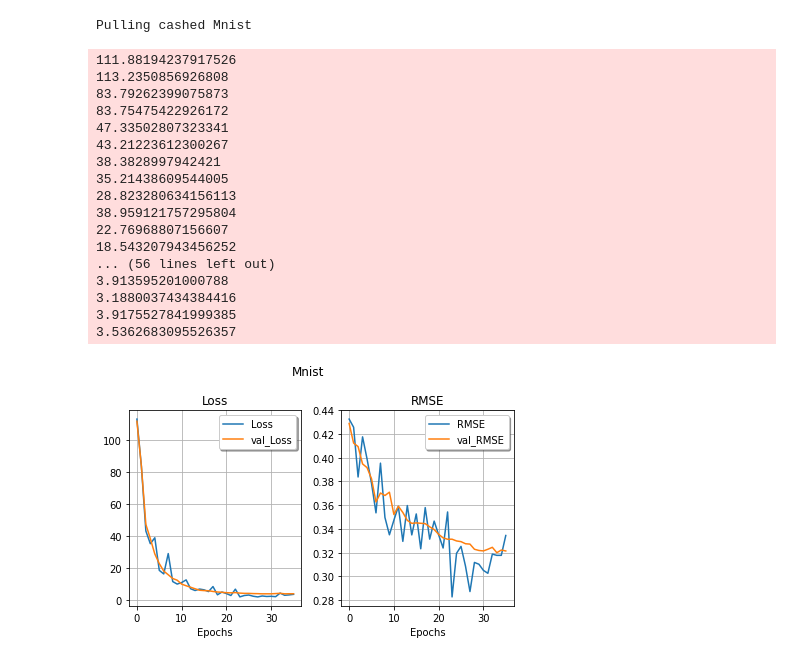
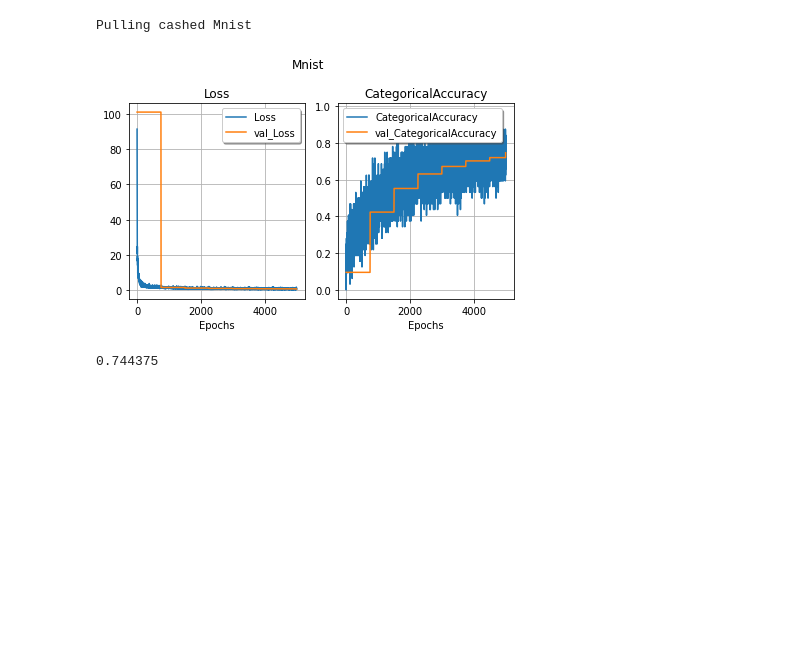
Before and after one commit to Mathemmagician/raML, a Jupyter notebook: main.ipynb, the cells around one changed output. Drawn from its saved outputs; the diff is of its cells as text; code cells hidden in the pictures; blank space fills up the shorter version.

Commit message:
MNIST

```diff
--- a/main.ipynb
+++ b/main.ipynb
@@ -11,46 +11,44 @@ from raml.models import Sequential
 from raml.utils import format_data, plot_history
 from raml.datasets.load import Wine_Quality, Swedish_Auto_Insurance, Boston_House_Price
 from raml.preprocessing import Normalizer, train_test_split
-# %%
-from raml.datasets.mnist import Mnist
-
-X, Y = Mnist()
-# %% [output]
-Pulling cashed Mnist
+# %%
+from raml.datasets.mnist import Mnist
+
+X, Y = Mnist()
+
+# X, Y = Boston_House_Price()
+
+(x_train, x_val, _), (y_train, y_val, _) = \
+    train_test_split(X, Y=Y, ratio=[0.4, 0.4, 0.2], shuffle=True, random_seed=7)
+
+# normalizer = Normalizer()
+# x_train = normalizer.fit(x_train)
+# x_val = normalizer.apply(x_val)
+# %% [output]
+Pulling cashed Mnist
 # %%
-
-(x_train, x_val, _), (y_train, y_val, _) = \
-        train_test_split(X, Y=Y, ratio=[0.5, 0.4, 0.1], shuffle=True, random_seed=7)
-
-ITERATIONS = 2
-
 model = Sequential([
     Dense(size=100, input_shape=x_train.shape, activation=LeakyRelu),
+    Dense(size=20, activation=LeakyRelu),
     Dense(size=20, activation=LeakyRelu),
     Dense(size=10, activation=Softmax),
 ])
 
-model.compile(cost=CategoricalCrossEntropy(), metrics=[RMSE()])
-
-history = model.fit(x_train, y_train, epochs=ITERATIONS, x_val=x_val, y_val=y_val, batchsize=32)
-
-plot_history(history, title="Mnist")
+model.compile(cost=CategoricalCrossEntropy(), metrics=[CategoricalAccuracy()])
-# %% [output]
-111.88194237917526
-113.2350856926808
-83.79262399075873
-83.75475422926172
-47.33502807323341
-43.21223612300267
-38.3828997942421
-35.21438609544005
-28.823280634156113
-38.959121757295804
-22.76968807156607
-18.543207943456252
-... (56 lines left out)
-3.913595201000788
-3.1880037434384416
-3.9175527841999385
-3.5362683095526357
-[figure, removed]
+# %%
+EPOCHS = 5000
+history = model.fit(x_train, y_train, epochs=EPOCHS, x_val=x_val, y_val=y_val, batchsize=32)
+plot_history(history, title="Mnist", validation=True)
+
+# history = model.fit(x_train, y_train, epochs=EPOCHS, batchsize=32)
+# plot_history(history, title="Mnist", validation=False)
+
+# Saves the model to cache.
+model.save()
+# Use `model = Sequential.load()` to load the latest model
+# %% [output]
+[figure, added]
+# %%
+model.evaluate(x_val, y_val)
+# %% [output]
+0.744375
```
Also changed, not shown: parts of 1 cell of this notebook, 8 other files.
